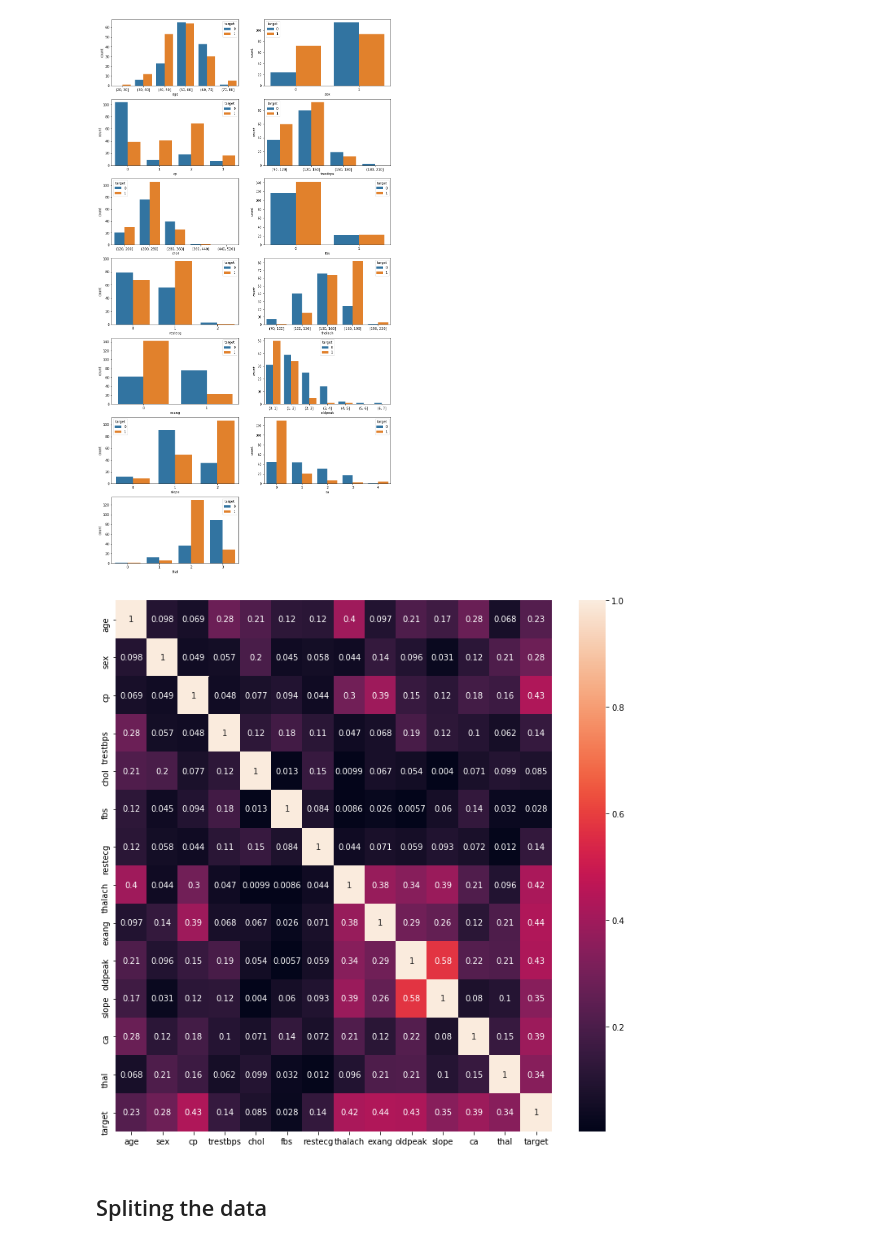
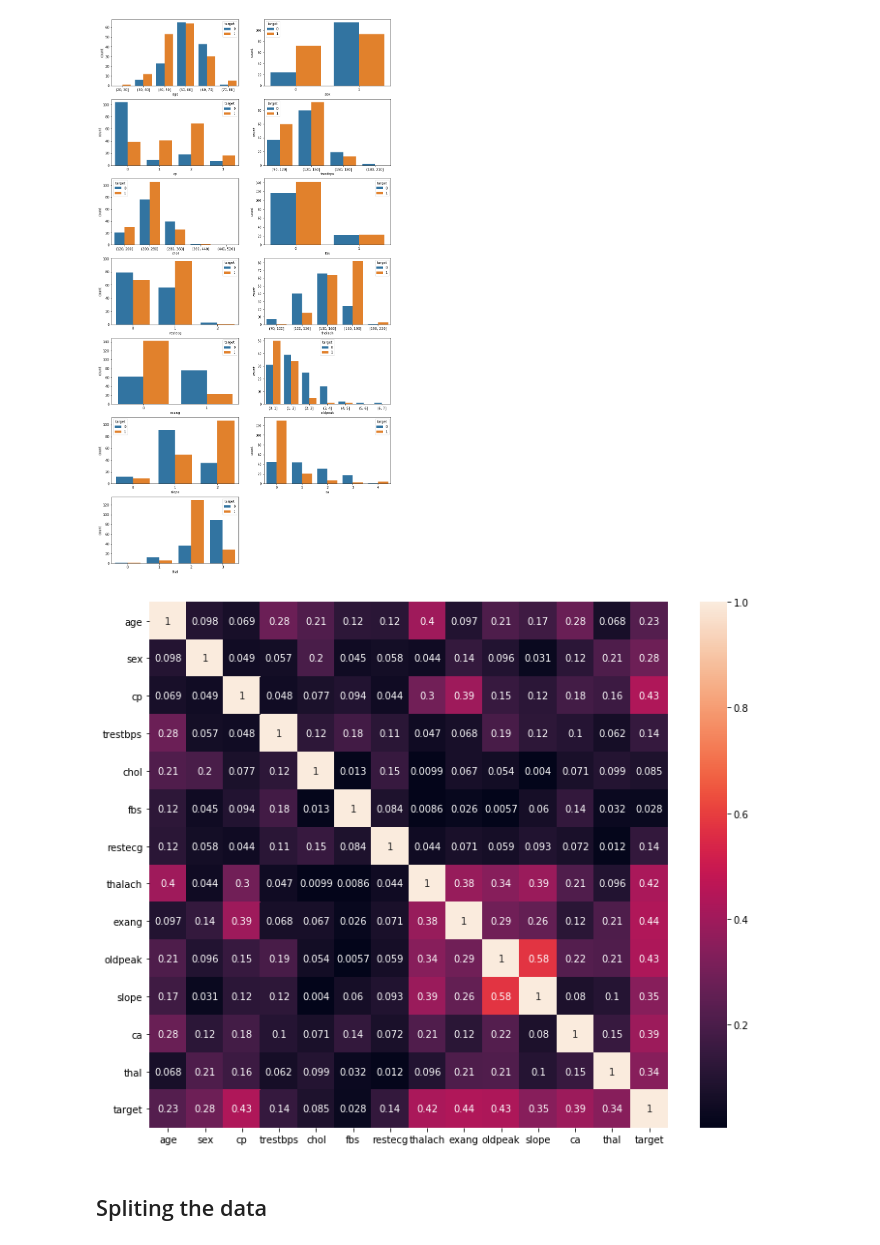
Before and after one commit to viniciusov/heart-disease, a Jupyter notebook: heart-disease.ipynb, the cells around one changed output. Saved outputs shown, nothing was run; the diff lists cells and outputs as text; code cells hidden in the pictures.

Commit message:
Changed the Heatmap size

```diff
--- a/heart-disease.ipynb
+++ b/heart-disease.ipynb
@@ -205,11 +198,11 @@ plt.show()
 # %% [output]
 [figure]
 # %%
-plt.figure(figsize=(12,12))
+plt.figure(figsize=(12,10))
 sns.heatmap(abs(df.corr()), annot=True) #Shows the features correlation. ps: there's a bug on matplotlib #3.1.1.
 plt.show()
 # %% [output]
-[figure, old version]
+[figure, new version]
 # %% [markdown]
 ## Spliting the data
 # %%
```
Also changed, not shown: parts of 4 cells of this notebook.
